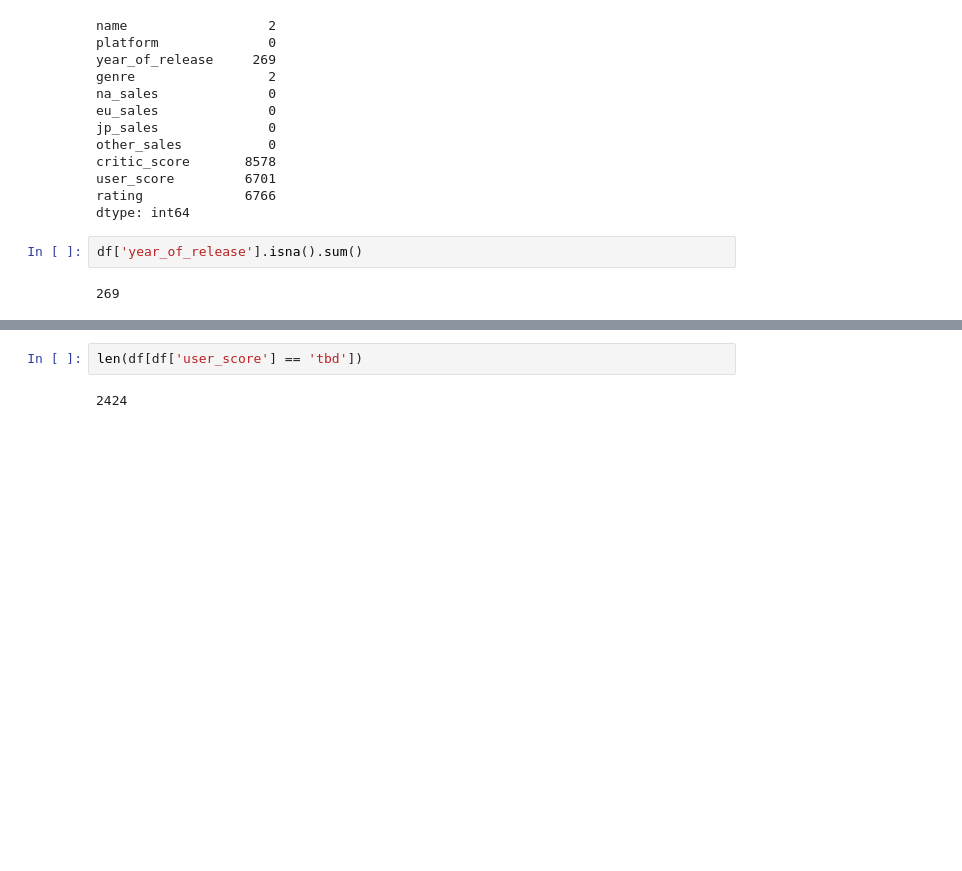
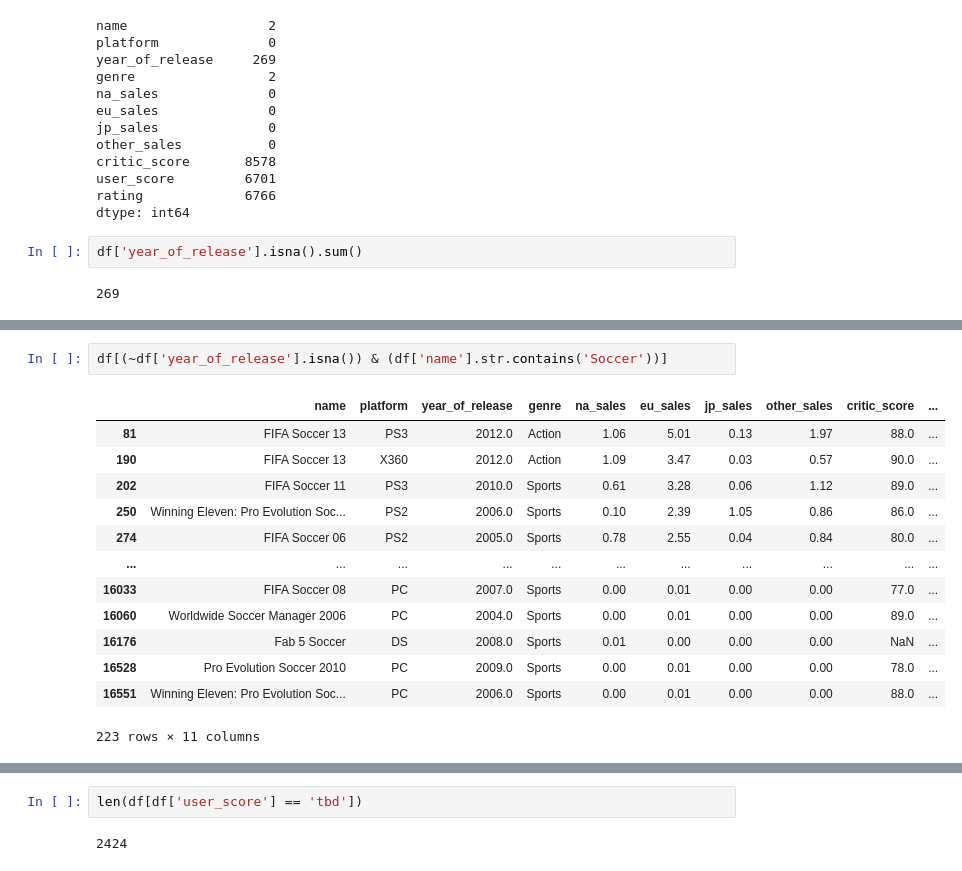
Before and after one commit to Shurick-G/practicum, a Jupyter notebook: prefab_project_1/prefab_project_1.ipynb, the cells around one changed output, grey strips where cells are left out. Saved outputs shown, nothing was run; the diff lists cells and outputs as text; blank space fills up the shorter version.

```diff
--- a/prefab_project_1/prefab_project_1.ipynb
+++ b/prefab_project_1/prefab_project_1.ipynb
@@ -78,0 +95,16 @@ df['year_of_release'].hist(bins=40)
+# %%
+df[(~df['year_of_release'].isna()) & (df['name'].str.contains('Soccer'))]
+# %% [output]
+|  | name | platform | year_of_release | genre | na_sales | eu_sales | jp_sales | other_sales | critic_score | ... |
+| 81 | FIFA Soccer 13 | PS3 | 2012.0 | Action | 1.06 | 5.01 | 0.13 | 1.97 | 88.0 | ... |
+| 190 | FIFA Soccer 13 | X360 | 2012.0 | Action | 1.09 | 3.47 | 0.03 | 0.57 | 90.0 | ... |
+| 202 | FIFA Soccer 11 | PS3 | 2010.0 | Sports | 0.61 | 3.28 | 0.06 | 1.12 | 89.0 | ... |
+| 250 | Winning Eleven: Pro Evolution Soc... | PS2 | 2006.0 | Sports | 0.10 | 2.39 | 1.05 | 0.86 | 86.0 | ... |
+| 274 | FIFA Soccer 06 | PS2 | 2005.0 | Sports | 0.78 | 2.55 | 0.04 | 0.84 | 80.0 | ... |
+| ... | ... | ... | ... | ... | ... | ... | ... | ... | ... | ... |
+| 16033 | FIFA Soccer 08 | PC | 2007.0 | Sports | 0.00 | 0.01 | 0.00 | 0.00 | 77.0 | ... |
+| 16060 | Worldwide Soccer Manager 2006 | PC | 2004.0 | Sports | 0.00 | 0.01 | 0.00 | 0.00 | 89.0 | ... |
+| 16176 | Fab 5 Soccer | DS | 2008.0 | Sports | 0.01 | 0.00 | 0.00 | 0.00 | NaN | ... |
+| 16528 | Pro Evolution Soccer 2010 | PC | 2009.0 | Sports | 0.00 | 0.01 | 0.00 | 0.00 | 78.0 | ... |
+| 16551 | Winning Eleven: Pro Evolution Soc... | PC | 2006.0 | Sports | 0.00 | 0.01 | 0.00 | 0.00 | 88.0 | ... |
+223 rows × 11 columns
```
Also changed, not shown: parts of 13 cells of this notebook.
